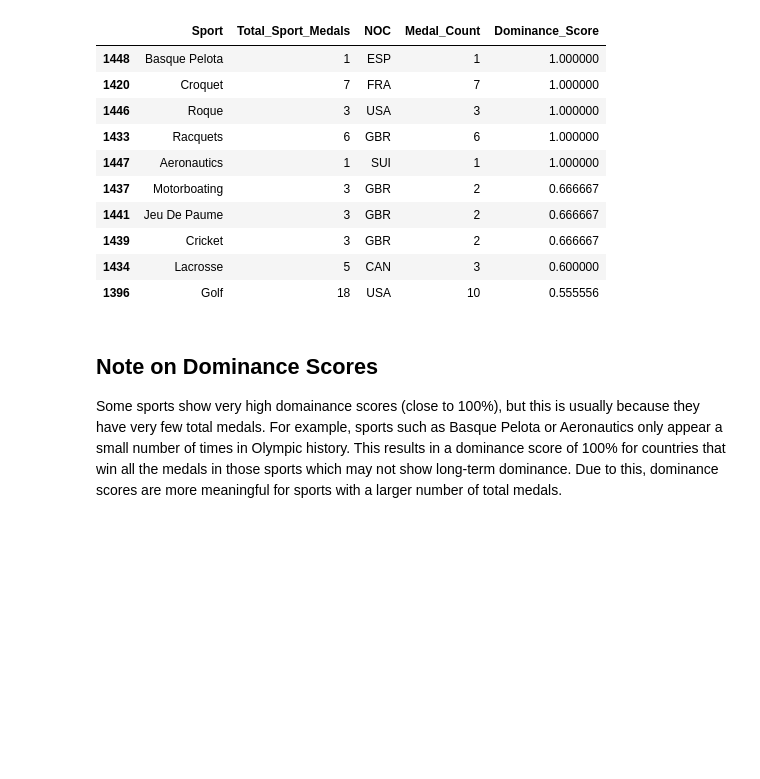
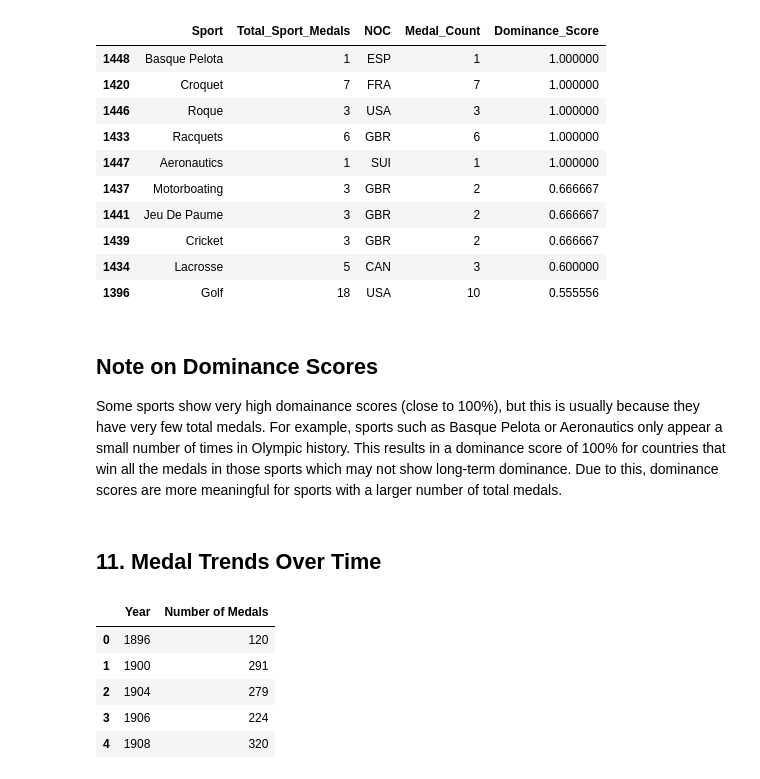
Before and after one commit to Jenushan44/olympic-performance-analyzer, a Jupyter notebook: notebooks/olympics_analysis.ipynb, the cells around one changed output. Saved outputs shown, nothing was run; the diff lists cells and outputs as text; code cells hidden in the pictures; blank space fills up the shorter version.

```diff
--- a/notebooks/olympics_analysis.ipynb
+++ b/notebooks/olympics_analysis.ipynb
@@ -169,3 +169,15 @@ dominance_df.sort_values("Dominance_Score", ascending=False).head(10)
 ## Note on Dominance Scores
 
 Some sports show very high domainance scores (close to 100%), but this is usually because they have very few total medals. For example, sports such as Basque Pelota or Aeronautics only appear a small number of times in Olympic history. This results in a dominance score of 100% for countries that win all the medals in those sports which may not show long-term dominance. Due to this, dominance scores are more meaningful for sports with a larger number of total medals.
+# %% [markdown]
+## 11. Medal Trends Over Time
+# %%
+medal_trends = dedup_df.groupby('Year')['Medal'].size().reset_index(name='Number of Medals').sort_values(by='Year', ascending=True)
+medal_trends.head()
+# %% [output]
+|  | Year | Number of Medals |
+| 0 | 1896 | 120 |
+| 1 | 1900 | 291 |
+| 2 | 1904 | 279 |
+| 3 | 1906 | 224 |
+| 4 | 1908 | 320 |
```
Also changed, not shown: parts of 2 cells of this notebook.
